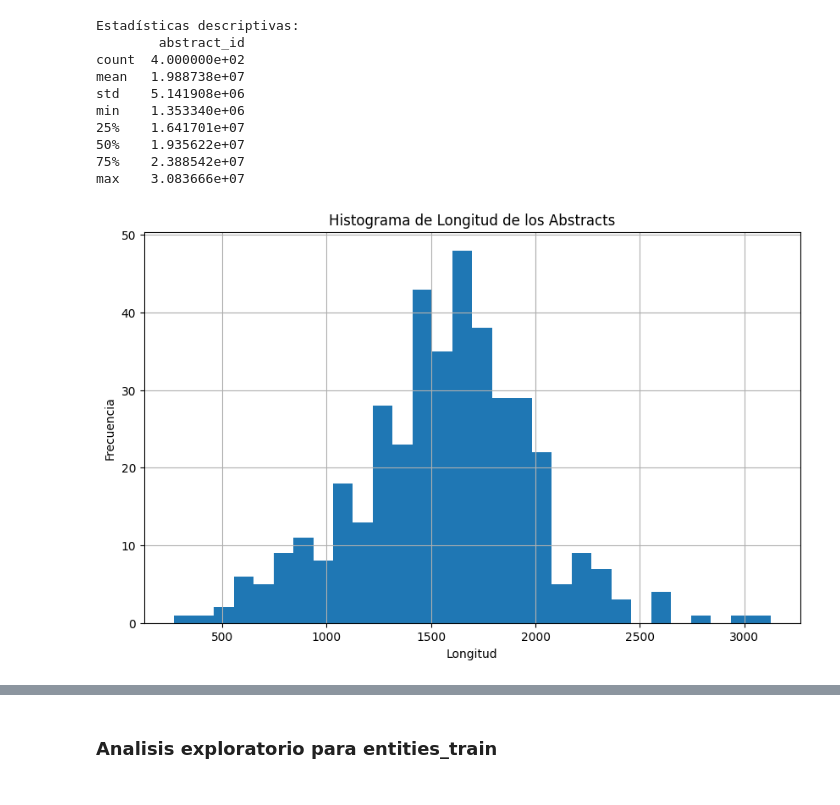
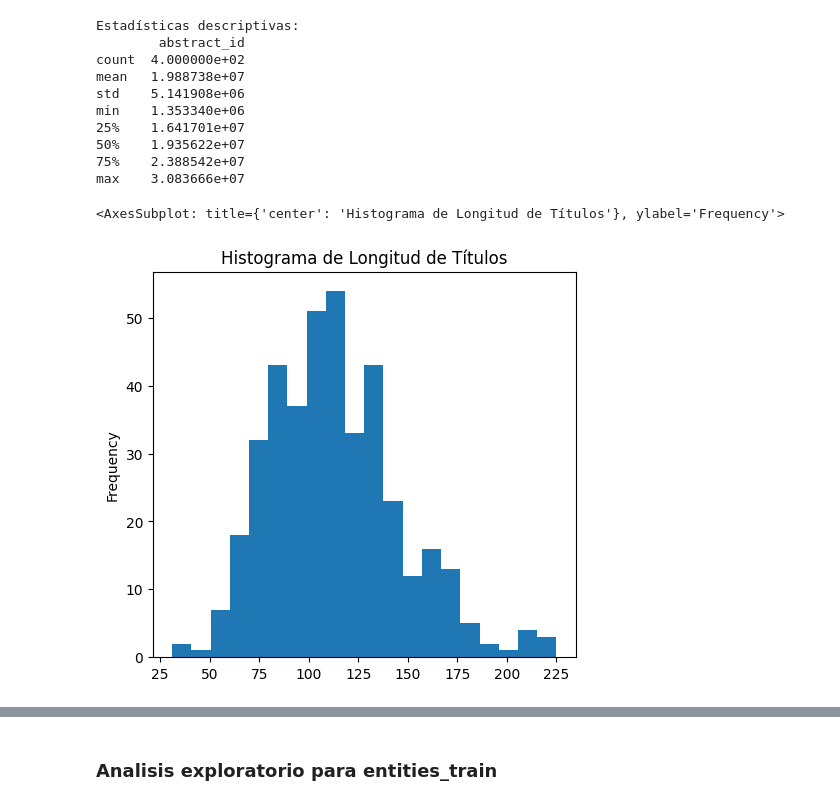
Before and after one commit to sofiaesc07/Proyecto2_AnalisisExploratorioDS, a Jupyter notebook: Analisis Exploratorio.ipynb, the cells around one changed output, grey strips where cells are left out. Cells and saved outputs as stored; diff of their text form; code cells hidden in the pictures.

```diff
--- a/Analisis Exploratorio.ipynb
+++ b/Analisis Exploratorio.ipynb
@@ -12,0 +19,9 @@ relations_train = pd.read_csv('relations_train.csv', sep='\t')
+# %%
+# Eliminar filas con valores nulos si es necesario
+abstracts_train = abstracts_train.dropna()
+
+# Eliminar caracteres especiales y convertir a minúsculas
+abstracts_train['title'] = abstracts_train['title'].apply(lambda x: x.lower())
+abstracts_train['abstract'] = abstracts_train['abstract'].apply(lambda x: x.lower())
+abstracts_train['title'] = abstracts_train['title'].apply(lambda x: ''.join([char for char in x if char not in string.punctuation]))
+abstracts_train['abstract'] = abstracts_train['abstract'].apply(lambda x: ''.join([char for char in x if char not in string.punctuation]))
@@ -46,13 +101,15 @@ min    1.353340e+06
 50%    1.935622e+07
 75%    2.388542e+07
 max    3.083666e+07
-# %%
-# Histograma de la longitud de los abstracts
-plt.figure(figsize=(10, 6))
-abstracts_train['abstract'].str.len().hist(bins=30)
-plt.title("Histograma de Longitud de los Abstracts")
-plt.xlabel("Longitud")
-plt.ylabel("Frecuencia")
-plt.show()
-# %% [output]
-[figure, removed]
+# %%
+# Longitud de títulos y resúmenes
+title_lengths = abstracts_train['title'].apply(len)
+abstract_lengths = abstracts_train['abstract'].apply(len)
+# %%
+# Gráficos exploratorios para variables cuantitativas
+plt.figure(figsize=(12, 5))
+plt.subplot(1, 2, 1)
+title_lengths.plot(kind='hist', bins=20, title='Histograma de Longitud de Títulos')
+# %% [output]
+<AxesSubplot: title={'center': 'Histograma de Longitud de Títulos'}, ylabel='Frequency'>
+[figure, added]
```
Also changed, not shown: parts of 15 cells of this notebook.
